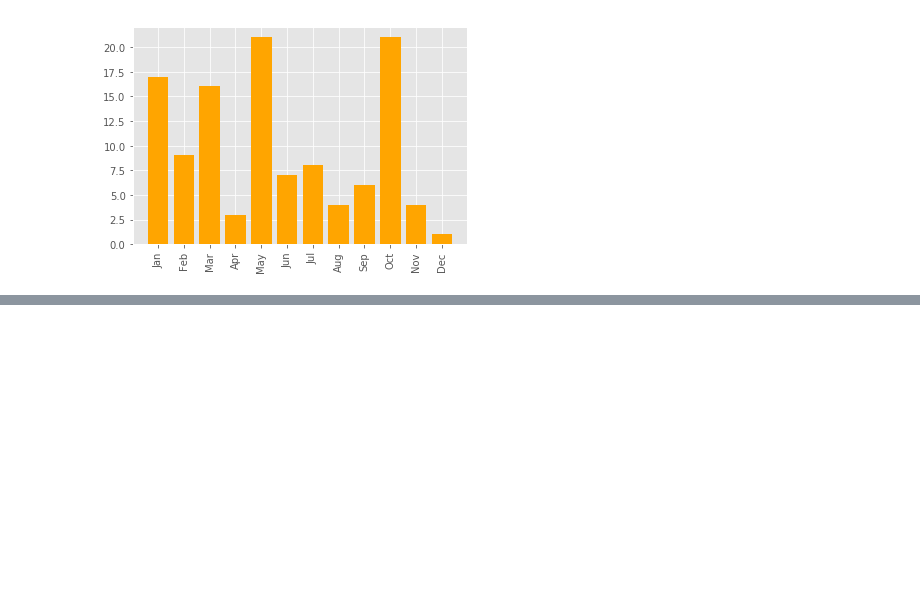
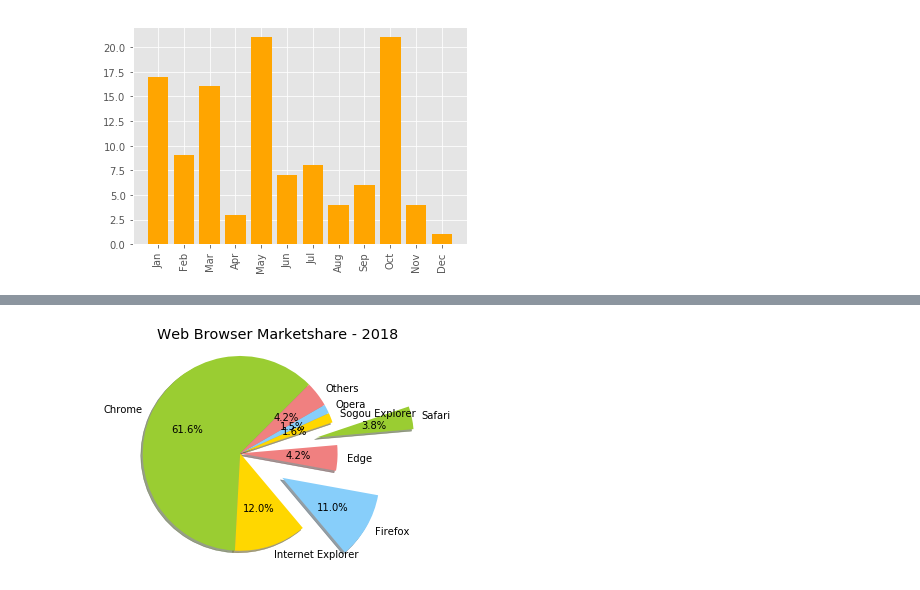
Before and after one commit to Adachika/python-machine-learning, a Jupyter notebook: 04_data_visualization_using_matplotlib.ipynb, the cells around one changed output, grey strips where cells are left out. Saved outputs shown, nothing was run; the diff lists cells and outputs as text; code cells hidden in the pictures; blank space fills up the shorter version.

```diff
--- a/04_data_visualization_using_matplotlib.ipynb
+++ b/04_data_visualization_using_matplotlib.ipynb
@@ -207,0 +289,20 @@ plt.show()
+# %%
+labels      = ["Chrome", "Internet Explorer", "Firefox",
+               "Edge", "Safari", "Sogou Explorer", "Opera", "Others"]
+marketshare = [61.64, 11.98, 11.02, 4.23, 3.79, 1.63, 1.52, 4.19]
+explode     = (0,0,0.5,0,0.8,0,0,0)
+colors      = ['yellowgreen', 'gold', 'lightskyblue', 'lightcoral']
+# %%
+plt.pie(marketshare,
+        explode = explode,
+        labels = labels,
+        colors = colors,
+        autopct="%.1f%%",
+        shadow=True,
+       startangle=45)
+
+plt.axis("equal")
+plt.title("Web Browser Marketshare - 2018")
+plt.show()
+# %% [output]
+[figure, added]
```
Also changed, not shown: parts of 63 cells of this notebook, 5 other files.
